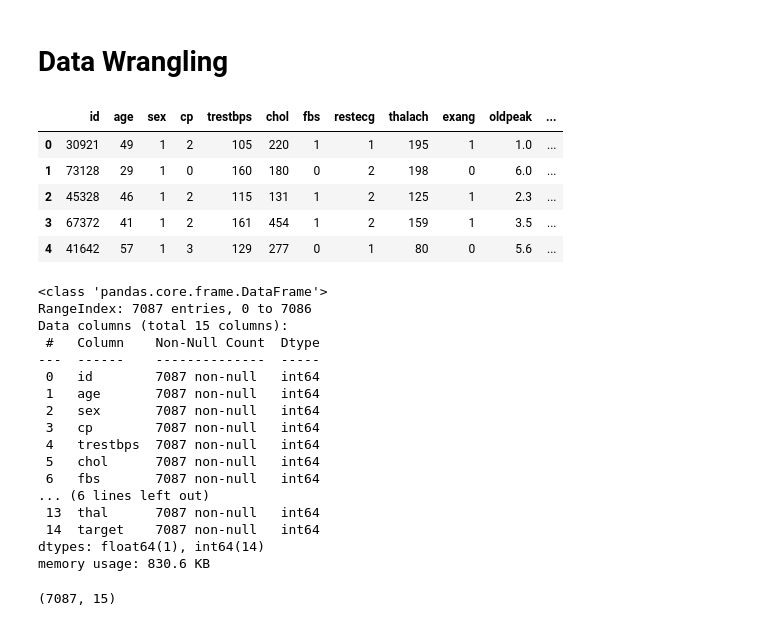
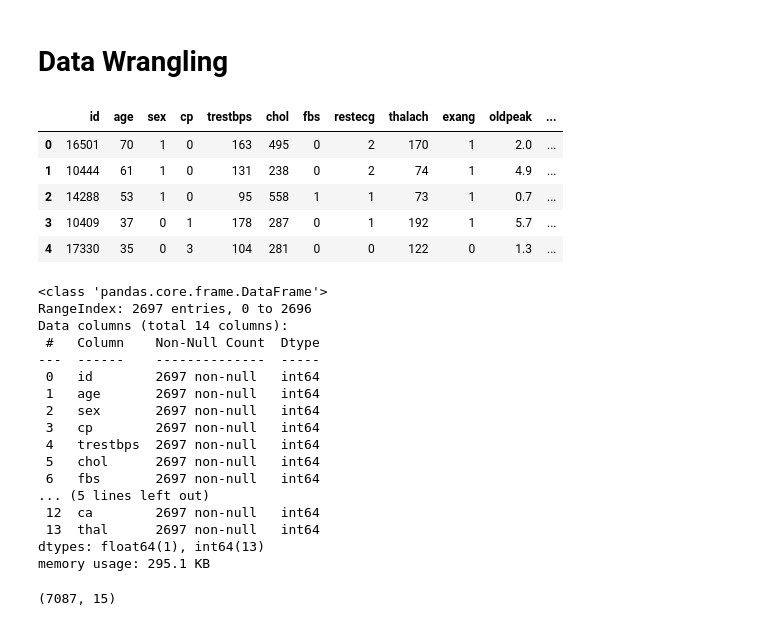
Before and after one commit to TimiCanvas/Heart-Disease-Prediction, a Jupyter notebook: heart_disease_prediction.ipynb, the cells around one changed output. Drawn from its saved outputs; the diff is of its cells as text; code cells hidden in the pictures.

```diff
--- a/heart_disease_prediction.ipynb
+++ b/heart_disease_prediction.ipynb
@@ -9,37 +11,37 @@ import matplotlib.pyplot as plt
 # Data Wrangling
 # %%
 # using pandas to read csv file
-df = pd.read_csv('/content/sample_data/Train.csv')
+df = pd.read_csv('Datasets\Test.csv')
 # this returns the first 5 rows of the dataset to have an overview
 df.head(5)
 # %% [output]
 |  | id | age | sex | cp | trestbps | chol | fbs | restecg | thalach | exang | oldpeak | ... |
-| 0 | 30921 | 49 | 1 | 2 | 105 | 220 | 1 | 1 | 195 | 1 | 1.0 | ... |
-| 1 | 73128 | 29 | 1 | 0 | 160 | 180 | 0 | 2 | 198 | 0 | 6.0 | ... |
-| 2 | 45328 | 46 | 1 | 2 | 115 | 131 | 1 | 2 | 125 | 1 | 2.3 | ... |
-| 3 | 67372 | 41 | 1 | 2 | 161 | 454 | 1 | 2 | 159 | 1 | 3.5 | ... |
-| 4 | 41642 | 57 | 1 | 3 | 129 | 277 | 0 | 1 | 80 | 0 | 5.6 | ... |
+| 0 | 16501 | 70 | 1 | 0 | 163 | 495 | 0 | 2 | 170 | 1 | 2.0 | ... |
+| 1 | 10444 | 61 | 1 | 0 | 131 | 238 | 0 | 2 | 74 | 1 | 4.9 | ... |
+| 2 | 14288 | 53 | 1 | 0 | 95 | 558 | 1 | 1 | 73 | 1 | 0.7 | ... |
+| 3 | 10409 | 37 | 0 | 1 | 178 | 287 | 0 | 1 | 192 | 1 | 5.7 | ... |
+| 4 | 17330 | 35 | 0 | 3 | 104 | 281 | 0 | 0 | 122 | 0 | 1.3 | ... |
 # %%
 # gets quick info about the data
 df.info()
 # %% [output]
 <class 'pandas.core.frame.DataFrame'>
-RangeIndex: 7087 entries, 0 to 7086
-Data columns (total 15 columns):
+RangeIndex: 2697 entries, 0 to 2696
+Data columns (total 14 columns):
  #   Column    Non-Null Count  Dtype
 ---  ------    --------------  -----
- 0   id        7087 non-null   int64
- 1   age       7087 non-null   int64
- 2   sex       7087 non-null   int64
- 3   cp        7087 non-null   int64
- 4   trestbps  7087 non-null   int64
- 5   chol      7087 non-null   int64
- 6   fbs       7087 non-null   int64
-... (6 lines left out)
- 13  thal      7087 non-null   int64
- 14  target    7087 non-null   int64
-dtypes: float64(1), int64(14)
-memory usage: 830.6 KB
+ 0   id        2697 non-null   int64
+ 1   age       2697 non-null   int64
+ 2   sex       2697 non-null   int64
+ 3   cp        2697 non-null   int64
+ 4   trestbps  2697 non-null   int64
+ 5   chol      2697 non-null   int64
+ 6   fbs       2697 non-null   int64
+... (5 lines left out)
+ 12  ca        2697 non-null   int64
+ 13  thal      2697 non-null   int64
+dtypes: float64(1), int64(13)
+memory usage: 295.1 KB
 # %%
 # data shape
 df.shape
```
Also changed, not shown: parts of 3 cells of this notebook.
